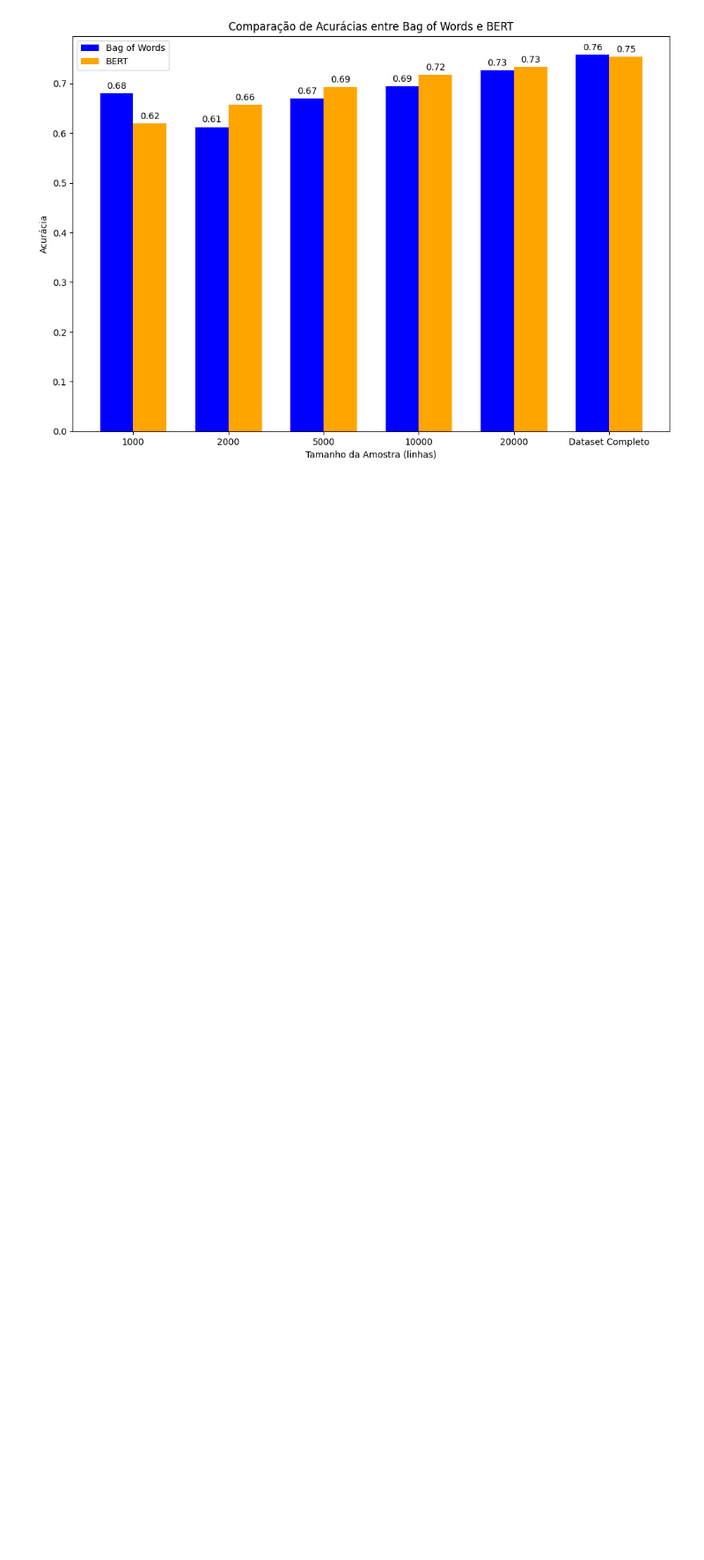
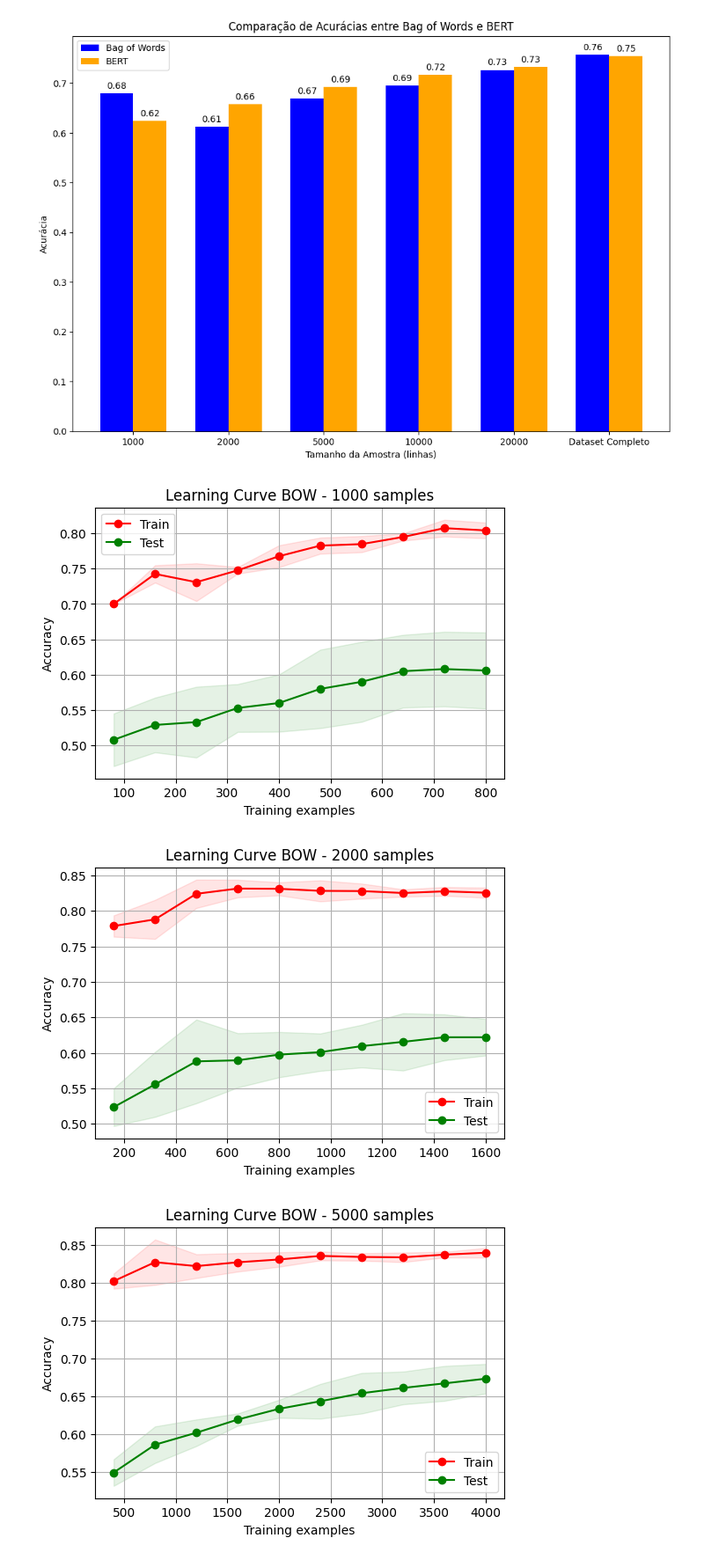
Before and after one commit to leoscarlato/aps-nlp, a Jupyter notebook: main.ipynb, the cells around one changed output. Shown at 88% size. Saved outputs shown, nothing was run; the diff lists cells and outputs as text; code cells hidden in the pictures; blank space fills up the shorter version.

```diff
--- a/main.ipynb
+++ b/main.ipynb
@@ -635,3 +672,75 @@ add_value_labels(bars2)
 plt.show()
 # %% [output]
 [figure]
+# %%
+# Coloque esta nova célula ao final do notebook
+
+from sklearn.model_selection import learning_curve
+import numpy as np
+import matplotlib.pyplot as plt
+
+def plot_learning_curve(model, X, y, title):
+    train_sizes, train_scores, test_scores = learning_curve(
+        model, X, y, cv=5, scoring='accuracy', n_jobs=-1,
+        train_sizes=np.linspace(0.1, 1.0, 10),
+    )
+    train_mean = np.mean(train_scores, axis=1)
+    train_std = 2 * np.std(train_scores, axis=1)
+    test_mean  = np.mean(test_scores,  axis=1)
+    test_std  = 2 * np.std(test_scores,  axis=1)
+
+    plt.figure(figsize=(6,4))
+    plt.title(title)
+    plt.xlabel("Training examples")
+    plt.ylabel("Accuracy")
+    plt.grid()
+    plt.fill_between(train_sizes, train_mean - train_std, train_mean + train_std,
+                     alpha=0.1, color="r")
+    plt.plot(train_sizes, train_mean, 'o-', color="r", label="Train")
+    plt.fill_between(train_sizes, test_mean - test_std, test_mean + test_std,
+                     alpha=0.1, color="g")
+    plt.plot(train_sizes, test_mean, 'o-', color="g", label="Test")
+    plt.legend(loc="best")
+    plt.show()
+
+# configurações para Bag of Words
+bow_models = [
+    ("1000 samples", model_1000, df_1000['statement'], df_1000['status']),
+    ("2000 samples", model_2000, df_2000['statement'], df_2000['status']),
+    ("5000 samples", model_5000, df_5000['statement'], df_5000['status']),
+    ("10000 samples", model_10000, df_10000['statement'], df_10000['status']),
+    ("20000 samples", model_20000, df_20000['statement'], df_20000['status']),
+    ("Completo",       model_full,  df['statement'],     df['status']),
+]
+
+for name, mdl, X, y in bow_models:
+    plot_learning_curve(mdl, X, y, f"Learning Curve BOW - {name}")
+
+# configurações para BERT (use embeddings previamente salvos)
+bert_embeddings = {
+    "1000 samples": np.load('./embeddings/bert_embeddings_1000_samples.npy'),
+    "2000 samples": np.load('./embeddings/bert_embeddings_2000_samples.npy'),
+    "5000 samples": np.load('./embeddings/bert_embeddings_5000_samples.npy'),
+    "10000 samples": np.load('./embeddings/bert_embeddings_10000_samples.npy'),
+    "20000 samples": np.load('./embeddings/bert_embeddings_20000_samples.npy'),
+    "Completo":      np.load('./embeddings/bert_embeddings_all.npy'),
+}
+df_map = {
+    "1000 samples": df_1000,
+    "2000 samples": df_2000,
+    "5000 samples": df_5000,
+    "10000 samples": df_10000,
+    "20000 samples": df_20000,
+    "Completo":      df,
+}
+
+for name, emb in bert_embeddings.items():
+    y = df_map[name]['status']
+    # envolvemos o classificador BERT em um Pipeline para compatibilidade
+    from sklearn.pipeline import Pipeline
+    bert_clf = Pipeline([('clf', LogisticRegression(max_iter=1000))])
+    plot_learning_curve(bert_clf, emb, y, f"Learning Curve BERT - {name}")
+# %% [output]
+[figure, added]
+[figure, added]
+[figure, added]
```
Also changed, not shown: parts of 10 cells of this notebook, 3 other files.
